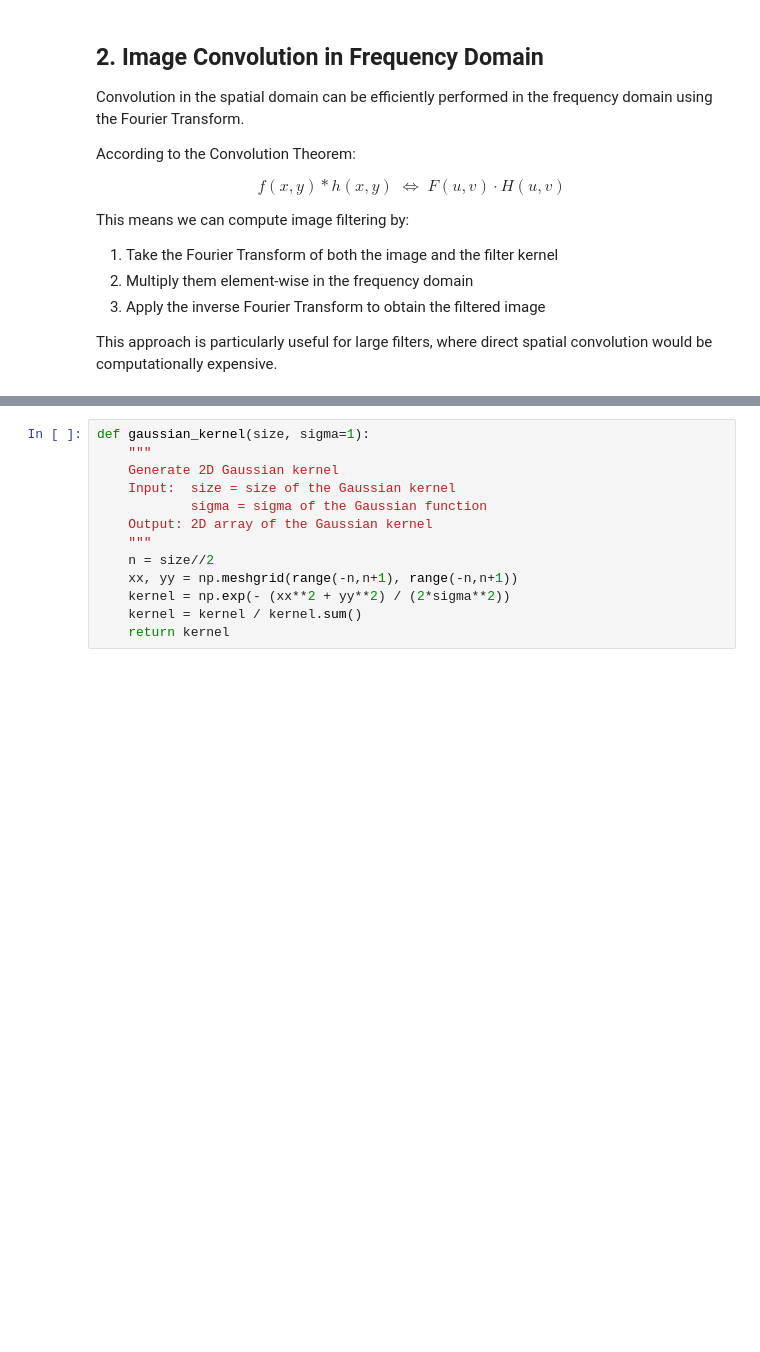
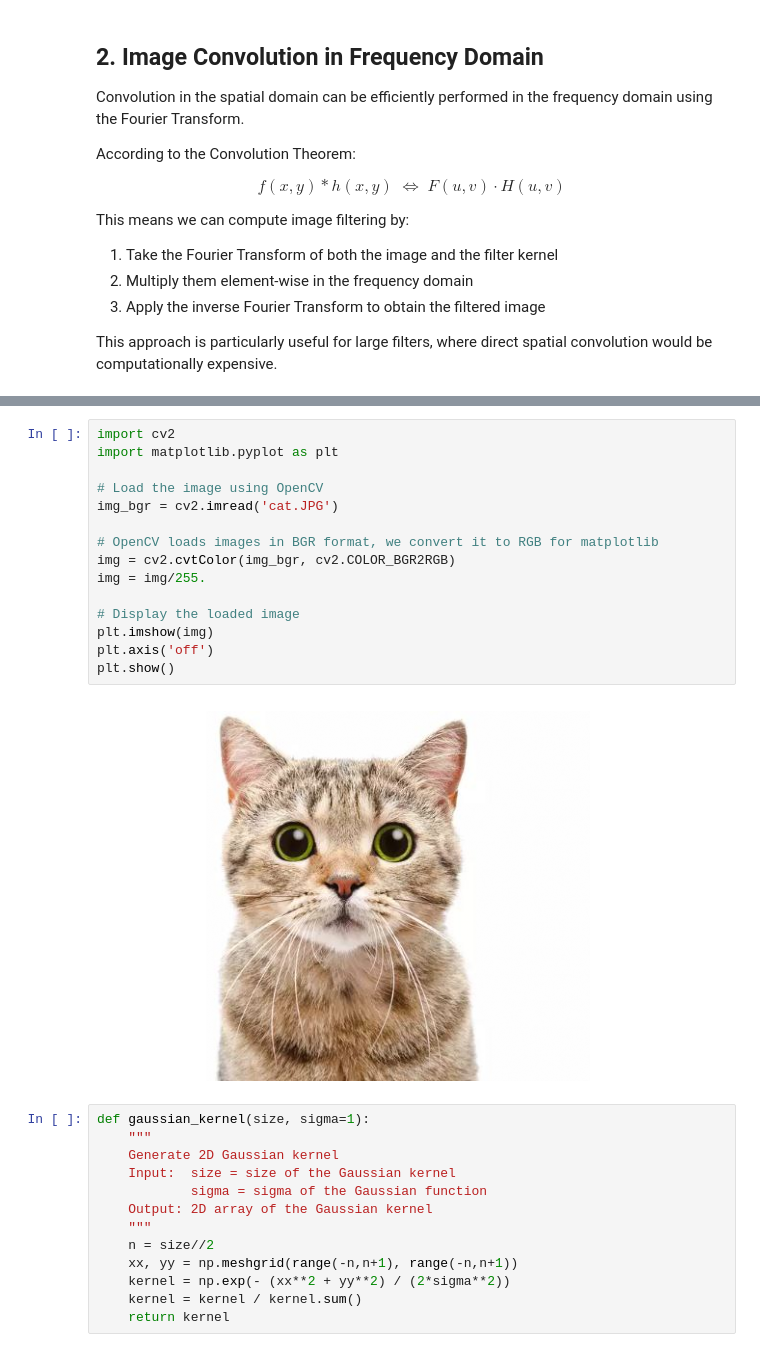
Before and after one commit to sgulyano/mat202, a Jupyter notebook: lab5.ipynb, the cells around one changed output, grey strips where cells are left out. Drawn from its saved outputs; the diff is of its cells as text; blank space fills up the shorter version.

```diff
--- a/lab5.ipynb
+++ b/lab5.ipynb
@@ -178,3 +170,20 @@ plt.show()
+# %%
+import cv2
+import matplotlib.pyplot as plt
+
+# Load the image using OpenCV
+img_bgr = cv2.imread('cat.JPG')
+
+# OpenCV loads images in BGR format, we convert it to RGB for matplotlib
+img = cv2.cvtColor(img_bgr, cv2.COLOR_BGR2RGB)
+img = img/255.
+
+# Display the loaded image
+plt.imshow(img)
+plt.axis('off')
+plt.show()
+# %% [output]
+[figure, added]
 # %%
 def gaussian_kernel(size, sigma=1):
     """
```
Also changed, not shown: parts of 3 cells of this notebook.
